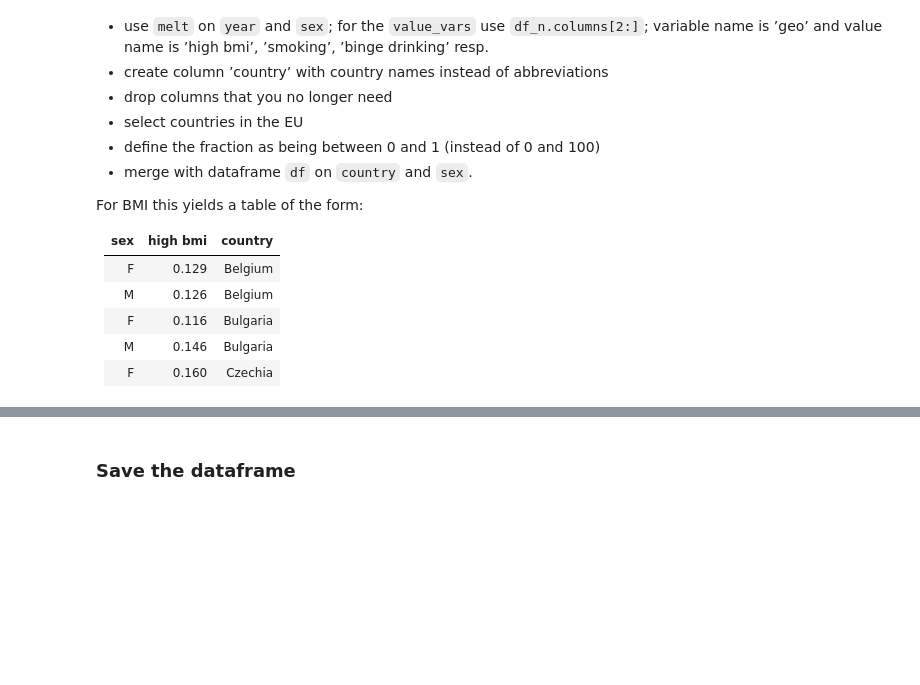
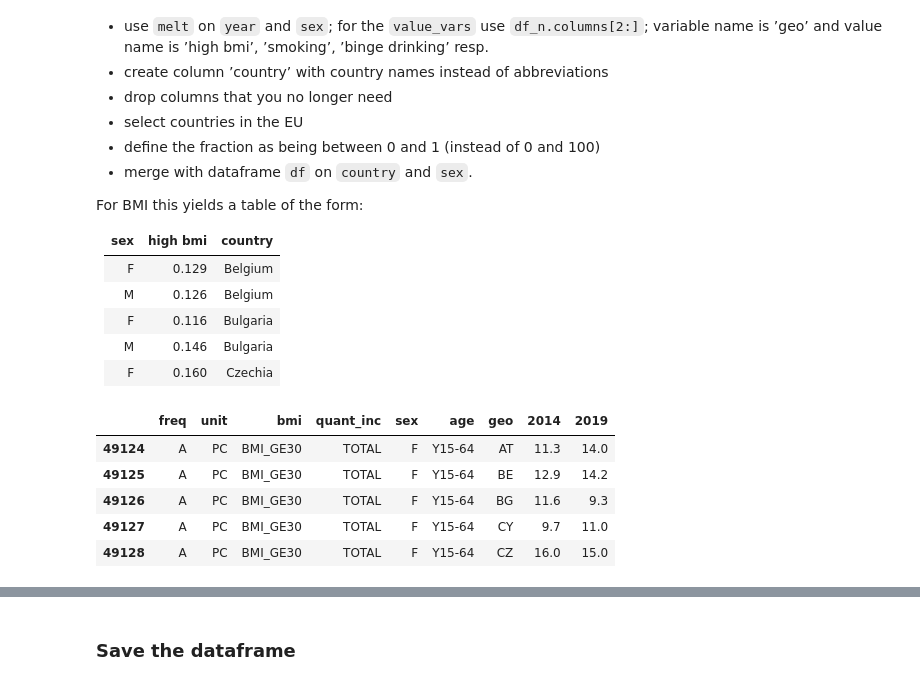
Before and after one commit to cejkiebo/msc_datascience, a Jupyter notebook: hacking_part_2.ipynb, the cells around one changed output, grey strips where cells are left out. Cells and saved outputs as stored; diff of their text form; code cells hidden in the pictures; blank space fills up the shorter version.

Commit message:
Dealing with data done

```diff
--- a/hacking_part_2.ipynb
+++ b/hacking_part_2.ipynb
@@ -473,3 +473,23 @@ For BMI this yields a table of the form:
 | F|0.116|Bulgaria|
 | M|0.146|Bulgaria|
 | F|0.160|Czechia|
+# %%
+bmi_orig = eurostat.get_data_df('HLTH_EHIS_BM1I')
+smoking_orig = eurostat.get_data_df('HLTH_EHIS_SK3I')
+alcohol_orig = eurostat.get_data_df('hlth_ehis_al1i')
+# %%
+def rename_geo(this_df):
+    return this_df.rename({'geo\\TIME_PERIOD': 'geo'}, inplace=False, axis=1)
+
+bmi = rename_geo(bmi_orig)
+smoking = rename_geo(smoking_orig)
+alcohol = rename_geo(alcohol_orig)
+# %%
+bmi.head()
+# %% [output]
+|  | freq | unit | bmi | quant_inc | sex | age | geo | 2014 | 2019 |
+| 49124 | A | PC | BMI_GE30 | TOTAL | F | Y15-64 | AT | 11.3 | 14.0 |
+| 49125 | A | PC | BMI_GE30 | TOTAL | F | Y15-64 | BE | 12.9 | 14.2 |
+| 49126 | A | PC | BMI_GE30 | TOTAL | F | Y15-64 | BG | 11.6 | 9.3 |
+| 49127 | A | PC | BMI_GE30 | TOTAL | F | Y15-64 | CY | 9.7 | 11.0 |
+| 49128 | A | PC | BMI_GE30 | TOTAL | F | Y15-64 | CZ | 16.0 | 15.0 |
```
Also changed, not shown: parts of 14 cells of this notebook, 1 other file.
